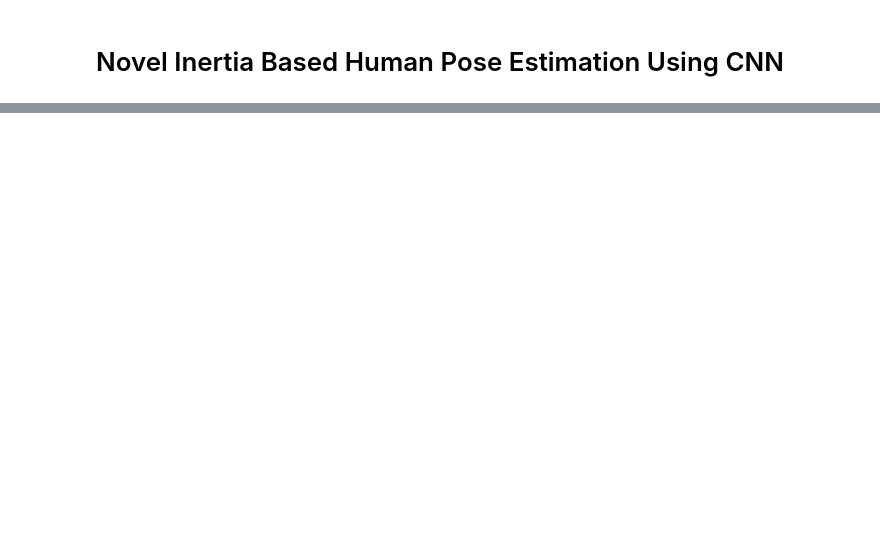
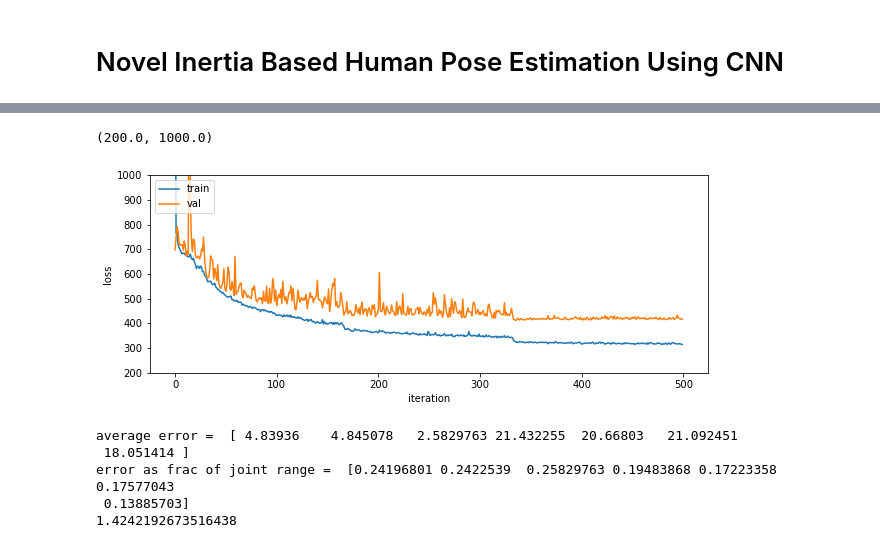
Before and after one commit to mcdermatt/dnn, a Jupyter notebook: human_pose_estimation/notebook.ipynb, the cells around one changed output, grey strips where cells are left out. Drawn from its saved outputs; the diff is of its cells as text; code cells hidden in the pictures; blank space fills up the shorter version.

Commit message:
generated 10k data set, working on network

```diff
--- a/human_pose_estimation/notebook.ipynb
+++ b/human_pose_estimation/notebook.ipynb
@@ -68,0 +81,33 @@ print(t[:,:,0]) #same as in MatLab
+# %%
+model = Net() #starting out with basic linear feedforward network (CNN wrote for CIFR-10 does not work with 2D data)
+
+runLen = 500
+
+def scheduler(epoch, lr):
+    part1 = runLen//3
+    part2 = 2*runLen//3
+
+    if epoch < part1:
+        lr = 0.01
+        return lr
+    if epoch >= part1 and epoch < part2:
+        lr = 0.005
+        return lr
+    if epoch >= part2:
+        lr = 0.001
+        return lr
+
+
+model.compile(
+    optimizer=tf.keras.optimizers.Adam(lr=0.001),
+    loss=tf.keras.losses.MeanSquaredError(),
+    metrics=[tf.keras.metrics.MeanSquaredError()],)
+
+summary = model.summary()
+print(summary)
+
+callback = tf.keras.callbacks.LearningRateScheduler(scheduler)
+
+#Train Model
+trace = model.fit(x=x_train, y=y_train, batch_size=256, epochs=runLen, verbose=1,
+                  validation_split=0.1, callbacks = [callback], shuffle=True)
@@ -68,0 +132,37 @@ print(t[:,:,0]) #same as in MatLab
+# %%
+plt.subplot(2, 1, 1)
+plt.plot(trace.history['loss'], '-')
+plt.plot(trace.history['val_loss'], '-')
+plt.legend(['train', 'val'], loc='upper left')
+plt.xlabel('iteration')
+plt.ylabel('loss')
+plt.ylim(200,1000)
+# %% [output]
+(200.0, 1000.0)
+[figure, added]
+# %%
+#test model
+prediction = model.predict(x_train[-100:-1])
+# print(prediction)
+actual = y_train[-100:-1]
+# print(actual)
+
+error = (actual - prediction)
+# print(np.floor(error))
+
+#average error for estimates for each joint
+avg = np.average(abs(error),axis=0)
+print("average error = ", avg)
+
+#range for each joint:
+ranges = [20, 20, 10, 110, 120, 120, 130]
+rel_error = avg/ranges
+print("error as frac of joint range = ", rel_error) #1 is full range of joint
+print(sum(rel_error))
+#current best is: [0.24196801 0.2422539  0.25829763 0.19483868 0.17223358 0.17577043 0.13885703]
+# %% [output]
+average error =  [ 4.83936    4.845078   2.5829763 21.432255  20.66803   21.092451
+ 18.051414 ]
+error as frac of joint range =  [0.24196801 0.2422539  0.25829763 0.19483868 0.17223358 0.17577043
+ 0.13885703]
+1.4242192673516438
```
Also changed, not shown: parts of 6 cells of this notebook, 7 other files.
